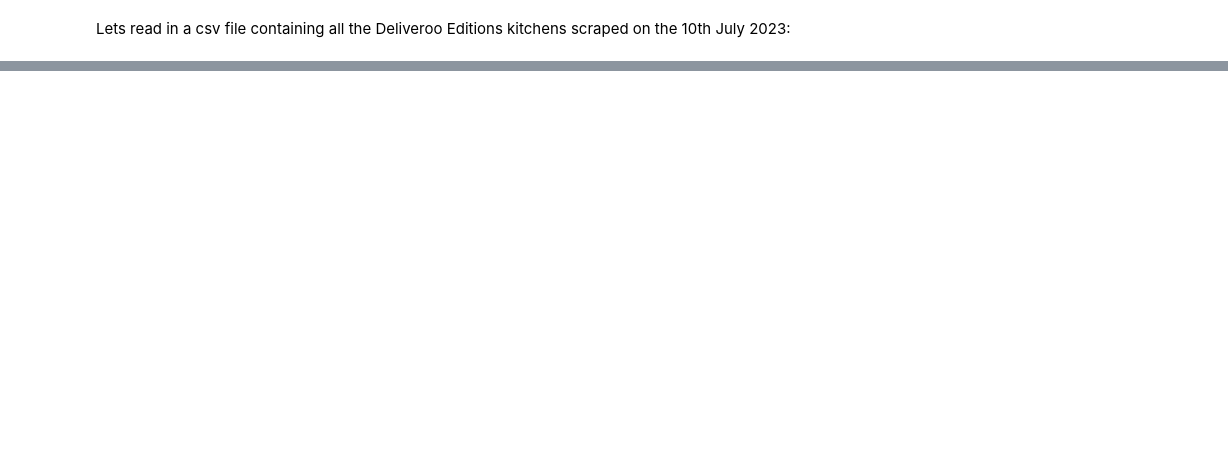
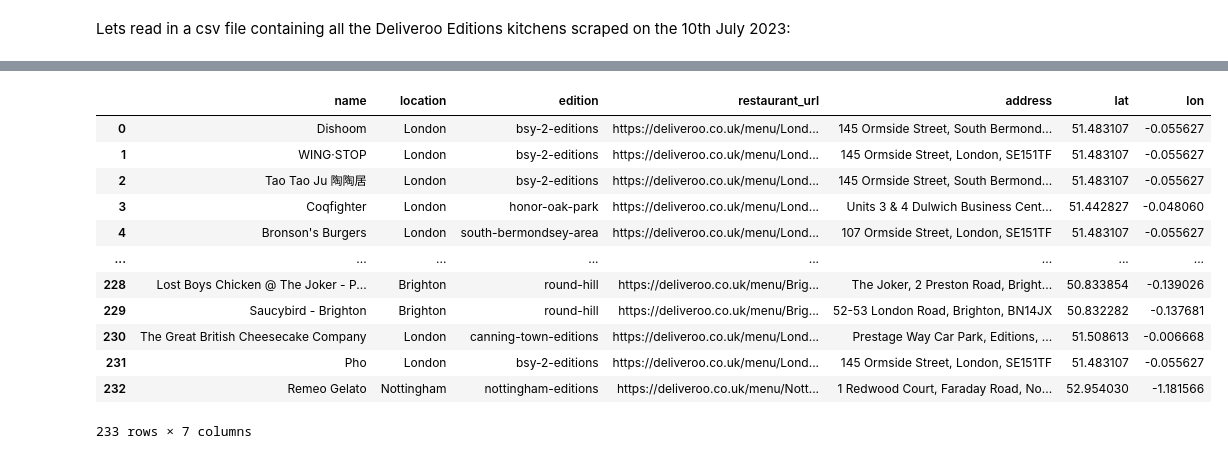
Before and after one commit to Autonomy-Data-Unit/2023_07_deliveroo-editions, a Jupyter notebook: nbs/02_map.ipynb, the cells around one changed output, grey strips where cells are left out. Saved outputs shown, nothing was run; the diff lists cells and outputs as text; code cells hidden in the pictures; blank space fills up the shorter version.

```diff
--- a/nbs/02_map.ipynb
+++ b/nbs/02_map.ipynb
@@ -78,0 +295,16 @@ def infer_postcode(address_string):
+# %%
+df
+# %% [output]
+|  | name | location | edition | restaurant_url | address | lat | lon |
+| 0 | Dishoom | London | bsy-2-editions | https://deliveroo.co.uk/menu/Lond... | 145 Ormside Street, South Bermond... | 51.483107 | -0.055627 |
+| 1 | WING·STOP | London | bsy-2-editions | https://deliveroo.co.uk/menu/Lond... | 145 Ormside Street, London, SE151TF | 51.483107 | -0.055627 |
+| 2 | Tao Tao Ju 陶陶居 | London | bsy-2-editions | https://deliveroo.co.uk/menu/Lond... | 145 Ormside Street, South Bermond... | 51.483107 | -0.055627 |
+| 3 | Coqfighter | London | honor-oak-park | https://deliveroo.co.uk/menu/Lond... | Units 3 & 4 Dulwich Business Cent... | 51.442827 | -0.048060 |
+| 4 | Bronson's Burgers | London | south-bermondsey-area | https://deliveroo.co.uk/menu/Lond... | 107 Ormside Street, London, SE151TF | 51.483107 | -0.055627 |
+| ... | ... | ... | ... | ... | ... | ... | ... |
+| 228 | Lost Boys Chicken @ The Joker - P... | Brighton | round-hill | https://deliveroo.co.uk/menu/Brig... | The Joker, 2 Preston Road, Bright... | 50.833854 | -0.139026 |
+| 229 | Saucybird - Brighton | Brighton | round-hill | https://deliveroo.co.uk/menu/Brig... | 52-53 London Road, Brighton, BN14JX | 50.832282 | -0.137681 |
+| 230 | The Great British Cheesecake Company | London | canning-town-editions | https://deliveroo.co.uk/menu/Lond... | Prestage Way Car Park, Editions, ... | 51.508613 | -0.006668 |
+| 231 | Pho | London | bsy-2-editions | https://deliveroo.co.uk/menu/Lond... | 145 Ormside Street, London, SE151TF | 51.483107 | -0.055627 |
+| 232 | Remeo Gelato | Nottingham | nottingham-editions | https://deliveroo.co.uk/menu/Nott... | 1 Redwood Court, Faraday Road, No... | 52.954030 | -1.181566 |
+233 rows × 7 columns
```
Also changed, not shown: parts of 41 cells of this notebook, 48 other files.
